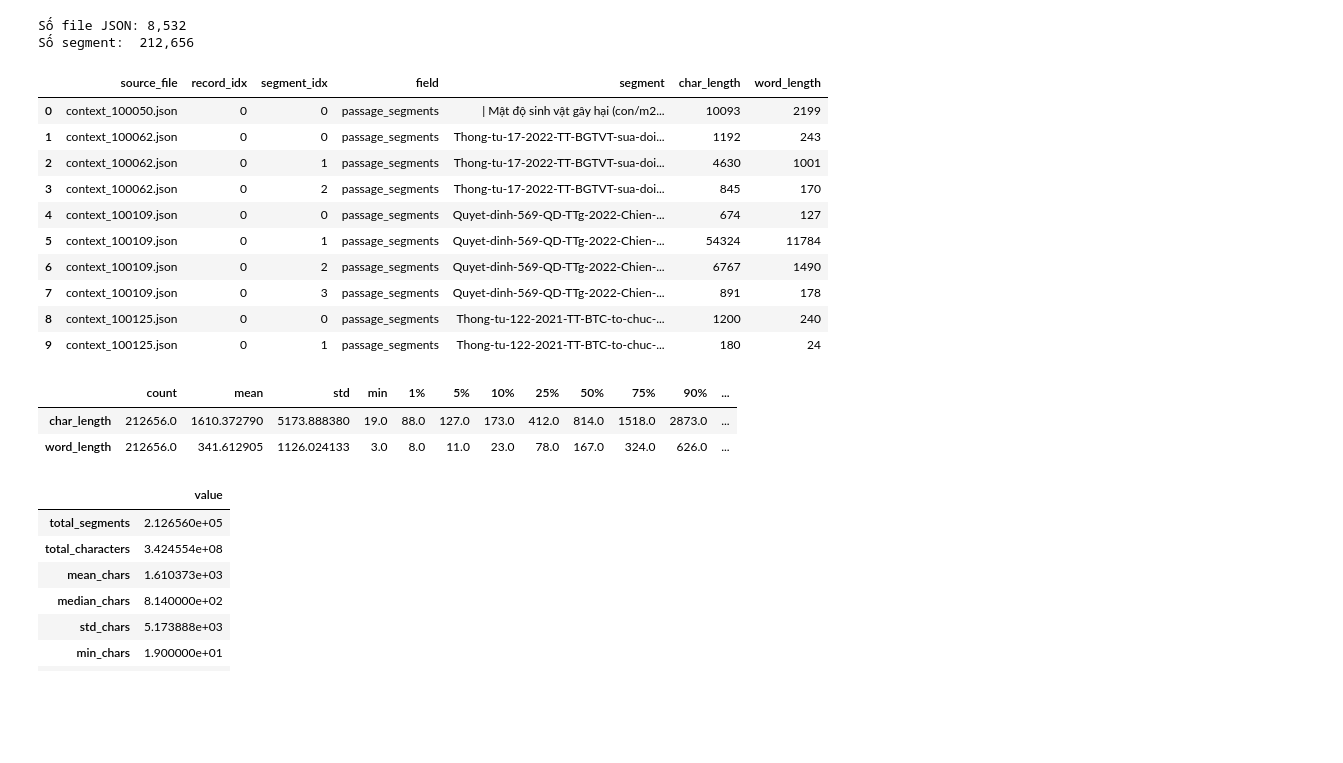
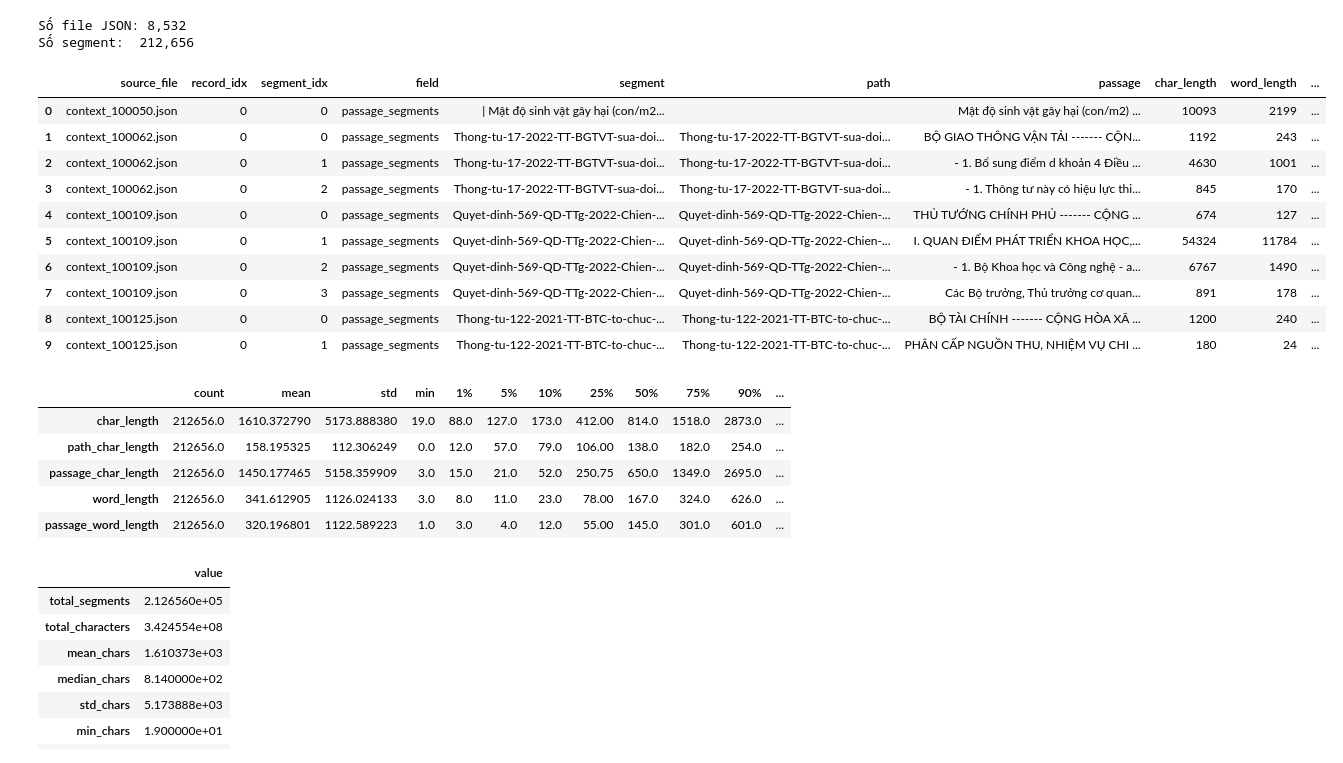
Before and after one commit to anhduc1526/DSC-preprocessing, a Jupyter notebook: segment_length_evaluation.ipynb, the cells around one changed output. Saved outputs shown, nothing was run; the diff lists cells and outputs as text; code cells hidden in the pictures; blank space fills up the shorter version.

```diff
--- a/segment_length_evaluation.ipynb
+++ b/segment_length_evaluation.ipynb
@@ -36,6 +38,18 @@ import pandas as pd
 
 def is_segment_list(value):
     return isinstance(value, list) and all(isinstance(x, str) for x in value)
+
+def parse_segment(segment):
+    """Parse a segment as: path|passage.
+
+    If there is no '|', the segment has no path, so path='' and
+    the whole segment is treated as the passage.
+    """
+    if '|' not in segment:
+        return '', segment
+
+    path, passage = segment.split('|', 1)
+    return path.strip(), passage
 
 def extract_segments(obj, source_file, record_idx=None, field_path=''):
     rows = []
@@ -46,12 +60,16 @@ def extract_segments(obj, source_file, record_idx=None, field_path=''):
 
             if key in SEGMENT_FIELDS and is_segment_list(value):
                 for seg_idx, segment in enumerate(value):
+                    path_value, passage = parse_segment(segment)
+
                     rows.append({
                         'source_file': str(source_file),
                         'record_idx': record_idx,
                         'segment_idx': seg_idx,
                         'field': path,
                         'segment': segment,
+                        'path': path_value,
+                        'passage': passage,
                     })
             else:
                 rows.extend(
@@ -100,6 +118,13 @@ def load_all_segments(root):
         df['char_length'] = df['segment'].map(len)
         df['word_length'] = df['segment'].str.split().str.len()
 
+        # Path luôn là phần trước dấu '|'. Nếu không có '|', path='' .
+        df['path_char_length'] = df['path'].map(len)
+
+        # Passage là phần sau dấu '|'; nếu không có '|', passage=toàn bộ segment.
+        df['passage_char_length'] = df['passage'].map(len)
+        df['passage_word_length'] = df['passage'].str.split().str.len()
+
     return df, pd.DataFrame(errors), json_files
 
 df, errors_df, json_files = load_all_segments(ROOT)
@@ -114,31 +139,34 @@ Số segment:  212,656
 # %%
 if df.empty:
     raise ValueError(
         'Không tìm thấy segment. Hãy kiểm tra ROOT và SEGMENT_FIELDS.'
     )
 
 display(df.head(10))
 display(
-    df[['char_length', 'word_length']]
+    df[['char_length', 'path_char_length', 'passage_char_length', 'word_length', 'passage_word_length']]
     .describe(
         percentiles=[.01, .05, .10, .25, .50, .75, .90, .95, .99]
     ).T
 )
 # %% [output]
-|  | source_file | record_idx | segment_idx | field | segment | char_length | word_length |
-| 0 | context_100050.json | 0 | 0 | passage_segments | | Mật độ sinh vật gây hại (con/m2... | 10093 | 2199 |
-| 1 | context_100062.json | 0 | 0 | passage_segments | Thong-tu-17-2022-TT-BGTVT-sua-doi... | 1192 | 243 |
-| 2 | context_100062.json | 0 | 1 | passage_segments | Thong-tu-17-2022-TT-BGTVT-sua-doi... | 4630 | 1001 |
-| 3 | context_100062.json | 0 | 2 | passage_segments | Thong-tu-17-2022-TT-BGTVT-sua-doi... | 845 | 170 |
-| 4 | context_100109.json | 0 | 0 | passage_segments | Quyet-dinh-569-QD-TTg-2022-Chien-... | 674 | 127 |
-| 5 | context_100109.json | 0 | 1 | passage_segments | Quyet-dinh-569-QD-TTg-2022-Chien-... | 54324 | 11784 |
-| 6 | context_100109.json | 0 | 2 | passage_segments | Quyet-dinh-569-QD-TTg-2022-Chien-... | 6767 | 1490 |
-| 7 | context_100109.json | 0 | 3 | passage_segments | Quyet-dinh-569-QD-TTg-2022-Chien-... | 891 | 178 |
-| 8 | context_100125.json | 0 | 0 | passage_segments | Thong-tu-122-2021-TT-BTC-to-chuc-... | 1200 | 240 |
-| 9 | context_100125.json | 0 | 1 | passage_segments | Thong-tu-122-2021-TT-BTC-to-chuc-... | 180 | 24 |
+|  | source_file | record_idx | segment_idx | field | segment | path | passage | char_length | word_length | ... |
+| 0 | context_100050.json | 0 | 0 | passage_segments | | Mật độ sinh vật gây hại (con/m2... |  | Mật độ sinh vật gây hại (con/m2) ... | 10093 | 2199 | ... |
+| 1 | context_100062.json | 0 | 0 | passage_segments | Thong-tu-17-2022-TT-BGTVT-sua-doi... | Thong-tu-17-2022-TT-BGTVT-sua-doi... | BỘ GIAO THÔNG VẬN TẢI ------- CỘN... | 1192 | 243 | ... |
+| 2 | context_100062.json | 0 | 1 | passage_segments | Thong-tu-17-2022-TT-BGTVT-sua-doi... | Thong-tu-17-2022-TT-BGTVT-sua-doi... | - 1. Bổ sung điểm d khoản 4 Điều ... | 4630 | 1001 | ... |
+| 3 | context_100062.json | 0 | 2 | passage_segments | Thong-tu-17-2022-TT-BGTVT-sua-doi... | Thong-tu-17-2022-TT-BGTVT-sua-doi... | - 1. Thông tư này có hiệu lực thi... | 845 | 170 | ... |
+| 4 | context_100109.json | 0 | 0 | passage_segments | Quyet-dinh-569-QD-TTg-2022-Chien-... | Quyet-dinh-569-QD-TTg-2022-Chien-... | THỦ TƯỚNG CHÍNH PHỦ ------- CỘNG ... | 674 | 127 | ... |
+| 5 | context_100109.json | 0 | 1 | passage_segments | Quyet-dinh-569-QD-TTg-2022-Chien-... | Quyet-dinh-569-QD-TTg-2022-Chien-... | I. QUAN ĐIỂM PHÁT TRIỂN KHOA HỌC,... | 54324 | 11784 | ... |
+| 6 | context_100109.json | 0 | 2 | passage_segments | Quyet-dinh-569-QD-TTg-2022-Chien-... | Quyet-dinh-569-QD-TTg-2022-Chien-... | - 1. Bộ Khoa học và Công nghệ - a... | 6767 | 1490 | ... |
+| 7 | context_100109.json | 0 | 3 | passage_segments | Quyet-dinh-569-QD-TTg-2022-Chien-... | Quyet-dinh-569-QD-TTg-2022-Chien-... | Các Bộ trưởng, Thủ trưởng cơ quan... | 891 | 178 | ... |
+| 8 | context_100125.json | 0 | 0 | passage_segments | Thong-tu-122-2021-TT-BTC-to-chuc-... | Thong-tu-122-2021-TT-BTC-to-chuc-... | BỘ TÀI CHÍNH ------- CỘNG HÒA XÃ ... | 1200 | 240 | ... |
+| 9 | context_100125.json | 0 | 1 | passage_segments | Thong-tu-122-2021-TT-BTC-to-chuc-... | Thong-tu-122-2021-TT-BTC-to-chuc-... | PHÂN CẤP NGUỒN THU, NHIỆM VỤ CHI ... | 180 | 24 | ... |
 |  | count | mean | std | min | 1% | 5% | 10% | 25% | 50% | 75% | 90% | ... |
-| char_length | 212656.0 | 1610.372790 | 5173.888380 | 19.0 | 88.0 | 127.0 | 173.0 | 412.0 | 814.0 | 1518.0 | 2873.0 | ... |
-| word_length | 212656.0 | 341.612905 | 1126.024133 | 3.0 | 8.0 | 11.0 | 23.0 | 78.0 | 167.0 | 324.0 | 626.0 | ... |
+| char_length | 212656.0 | 1610.372790 | 5173.888380 | 19.0 | 88.0 | 127.0 | 173.0 | 412.00 | 814.0 | 1518.0 | 2873.0 | ... |
+| path_char_length | 212656.0 | 158.195325 | 112.306249 | 0.0 | 12.0 | 57.0 | 79.0 | 106.00 | 138.0 | 182.0 | 254.0 | ... |
+| passage_char_length | 212656.0 | 1450.177465 | 5158.359909 | 3.0 | 15.0 | 21.0 | 52.0 | 250.75 | 650.0 | 1349.0 | 2695.0 | ... |
+| word_length | 212656.0 | 341.612905 | 1126.024133 | 3.0 | 8.0 | 11.0 | 23.0 | 78.00 | 167.0 | 324.0 | 626.0 | ... |
+| passage_word_length | 212656.0 | 320.196801 | 1122.589223 | 1.0 | 3.0 | 4.0 | 12.0 | 55.00 | 145.0 | 301.0 | 601.0 | ... |
 # %%
 length = df['char_length']
 
```
Also changed, not shown: parts of 7 cells of this notebook.
